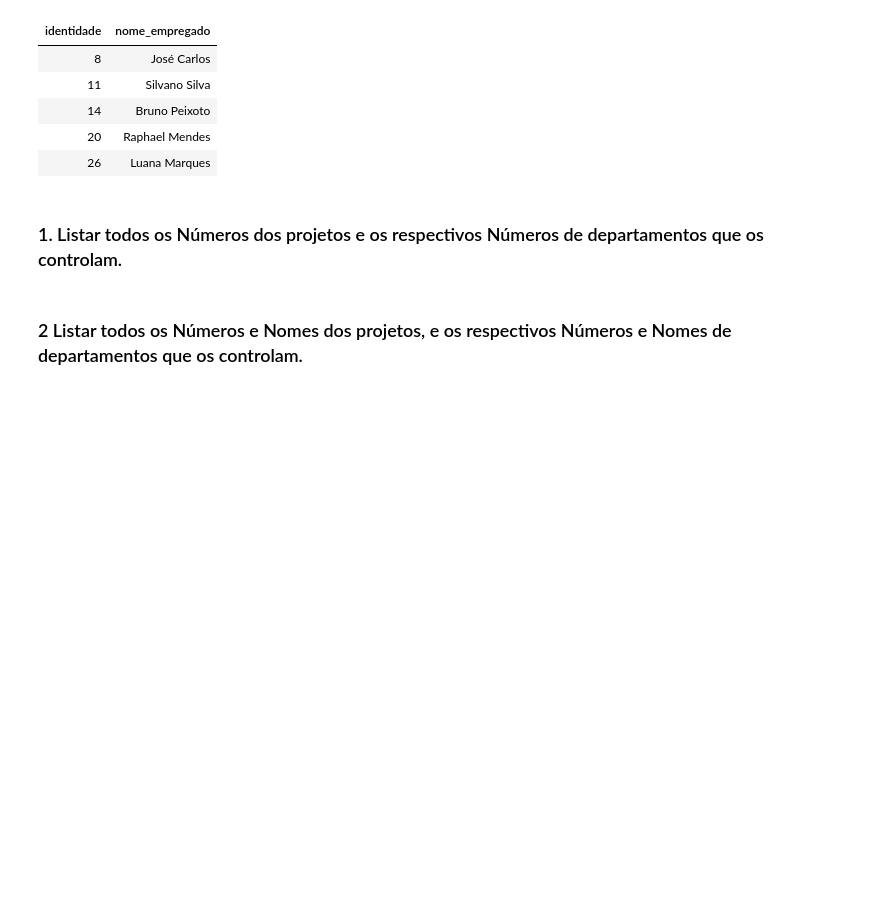
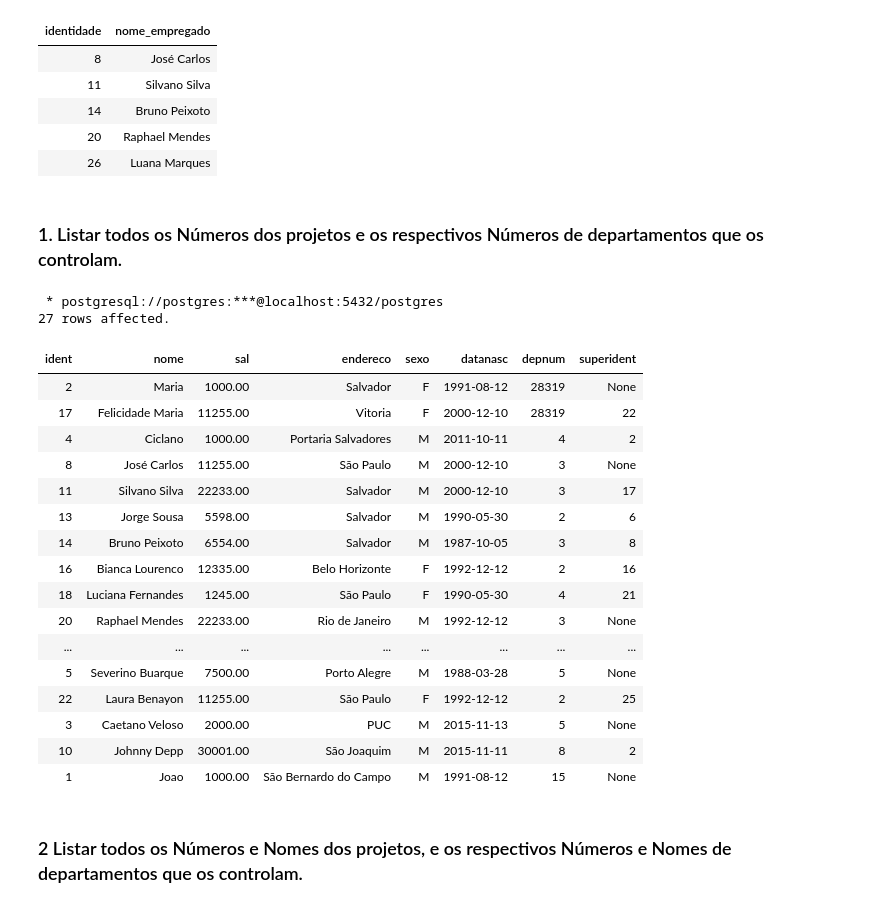
Before and after one commit to Cavalheiro93/PUCRio, a Jupyter notebook: banco-de-dados/BD_Aula3.ipynb, the cells around one changed output. Saved outputs shown, nothing was run; the diff lists cells and outputs as text; code cells hidden in the pictures; blank space fills up the shorter version.

```diff
--- a/banco-de-dados/BD_Aula3.ipynb
+++ b/banco-de-dados/BD_Aula3.ipynb
@@ -121,6 +137,27 @@ WHERE  depnum in (SELECT num
 ### 1. Listar todos os Números dos projetos e os respectivos Números de departamentos que os controlam.
 # %%
 %%sql
+SELECT * FROM empregado
+# %% [output]
+ * postgresql://postgres:***@localhost:5432/postgres
+27 rows affected.
+| ident | nome | sal | endereco | sexo | datanasc | depnum | superident |
+| 2 | Maria | 1000.00 | Salvador | F | 1991-08-12 | 28319 | None |
+| 17 | Felicidade Maria | 11255.00 | Vitoria | F | 2000-12-10 | 28319 | 22 |
+| 4 | Ciclano | 1000.00 | Portaria Salvadores | M | 2011-10-11 | 4 | 2 |
+| 8 | José Carlos | 11255.00 | São Paulo | M | 2000-12-10 | 3 | None |
+| 11 | Silvano Silva | 22233.00 | Salvador | M | 2000-12-10 | 3 | 17 |
+| 13 | Jorge Sousa | 5598.00 | Salvador | M | 1990-05-30 | 2 | 6 |
+| 14 | Bruno Peixoto | 6554.00 | Salvador | M | 1987-10-05 | 3 | 8 |
+| 16 | Bianca Lourenco | 12335.00 | Belo Horizonte | F | 1992-12-12 | 2 | 16 |
+| 18 | Luciana Fernandes | 1245.00 | São Paulo | F | 1990-05-30 | 4 | 21 |
+| 20 | Raphael Mendes | 22233.00 | Rio de Janeiro | M | 1992-12-12 | 3 | None |
+| ... | ... | ... | ... | ... | ... | ... | ... |
+| 5 | Severino Buarque | 7500.00 | Porto Alegre | M | 1988-03-28 | 5 | None |
+| 22 | Laura Benayon | 11255.00 | São Paulo | F | 1992-12-12 | 2 | 25 |
+| 3 | Caetano Veloso | 2000.00 | PUC | M | 2015-11-13 | 5 | None |
+| 10 | Johnny Depp | 30001.00 | São Joaquim | M | 2015-11-11 | 8 | 2 |
+| 1 | Joao | 1000.00 | São Bernardo do Campo | M | 1991-08-12 | 15 | None |
 # %% [markdown]
 ### 2 Listar todos os Números e Nomes dos projetos, e os respectivos Números e Nomes de departamentos que os controlam.
 # %%
```
Also changed, not shown: parts of 2 cells of this notebook.
